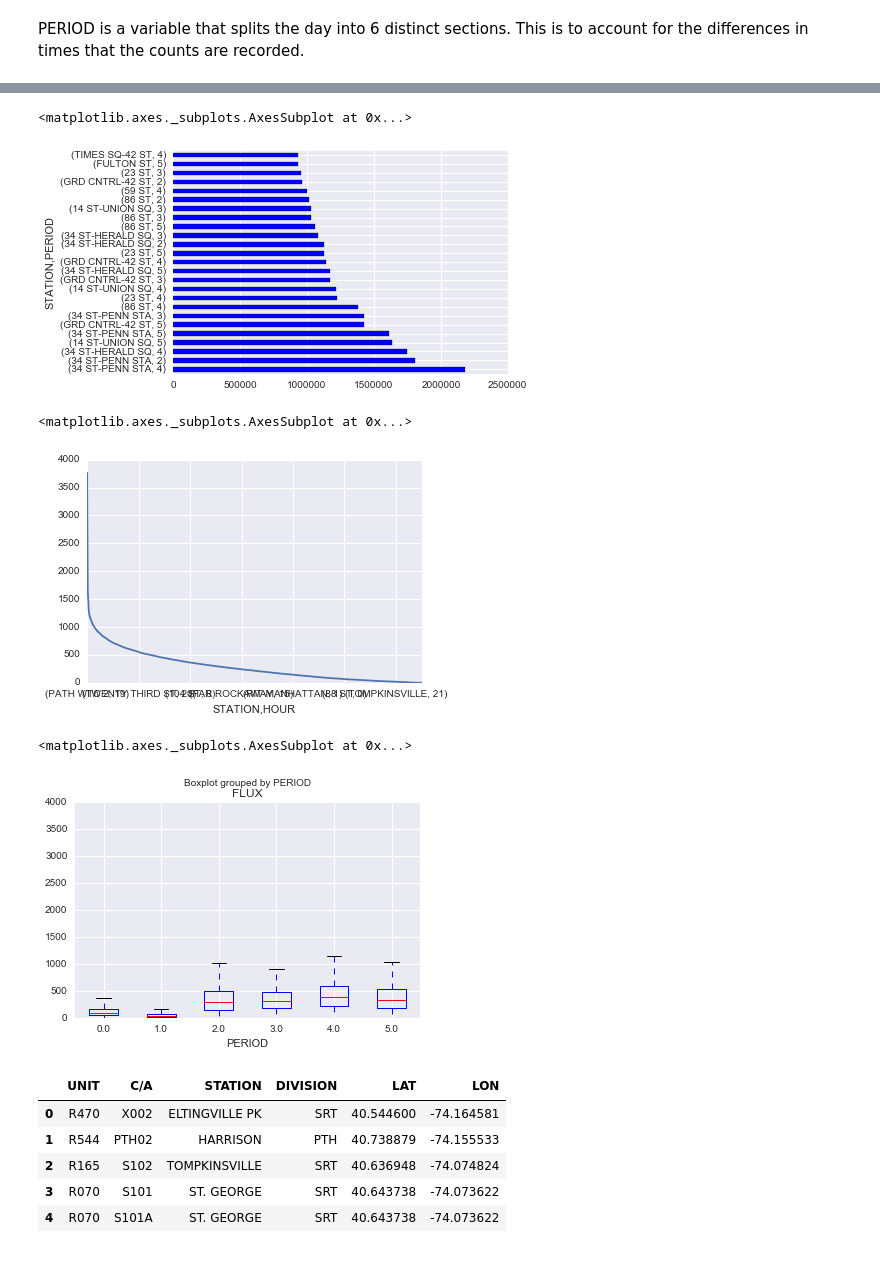
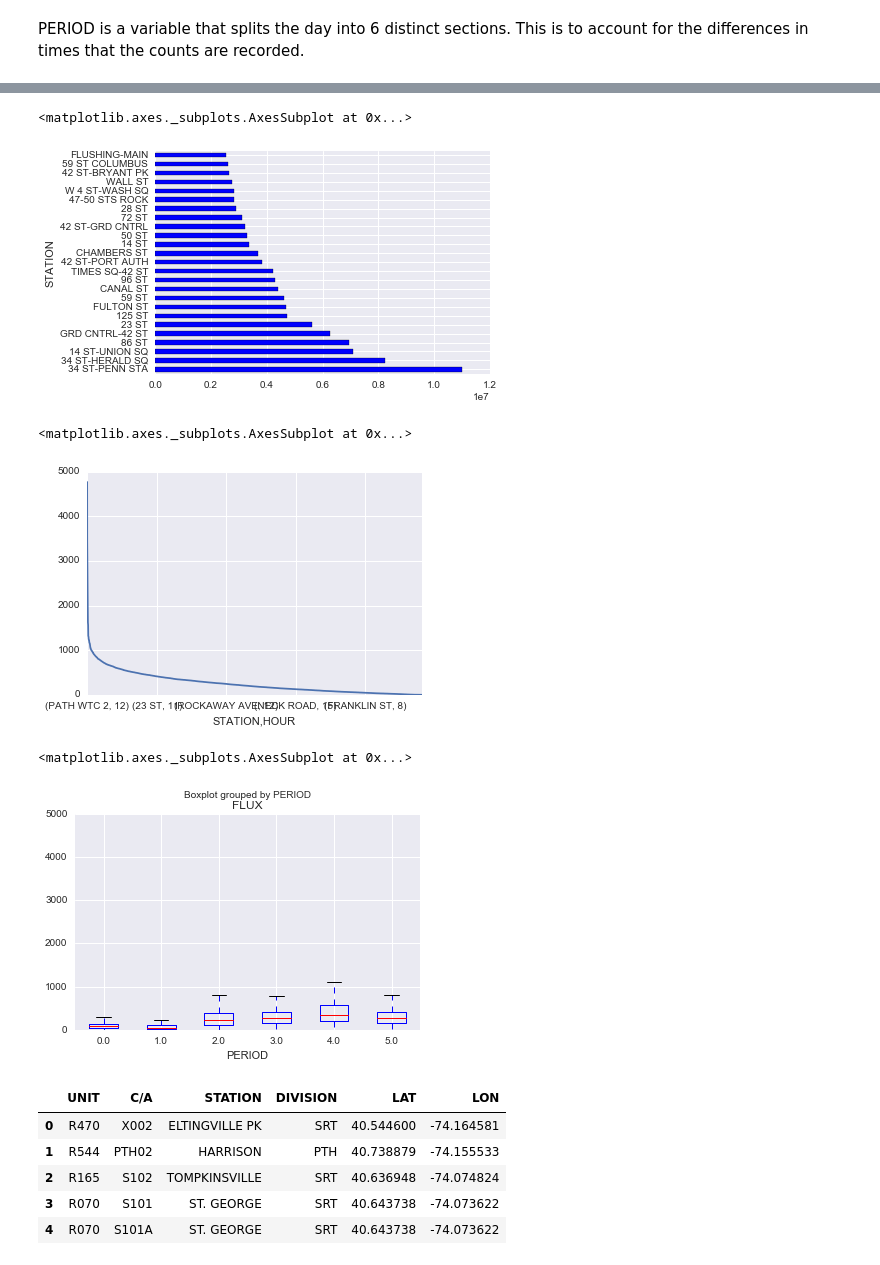
Before and after one commit to ashirwad08/MTA-data-exploration, a Jupyter notebook: MTA-data-Winter-2015-2016.ipynb, the cells around one changed output, grey strips where cells are left out. Cells and saved outputs as stored; diff of their text form; code cells hidden in the pictures.

```diff
--- a/MTA-data-Winter-2015-2016.ipynb
+++ b/MTA-data-Winter-2015-2016.ipynb
@@ -13,7 +13,7 @@ import matplotlib.pyplot as plt
 week_list = ['151219','151226','160102','160109','160116','160123','160130',
              '160206','160213','160220','160227','160305','160312','160319']
 weeks = []
-for week in random.sample(week_list,4):
+for week in week_list[:6]:
     string = 'http://web.mta.info/developers/data/nyct/turnstile/turnstile_' + week + '.txt'
     weeks.append(pd.read_csv(string).rename(columns=lambda x: x.strip()))
 
@@ -74,20 +94,21 @@ times.FLUX.plot()
 # %%
-times = data.groupby(['STATION','PERIOD']).sum()
+times = data.groupby(['STATION']).sum()
 times.FLUX.sort_values(ascending=False)[:25].plot.barh()
 # %% [output]
 <matplotlib.axes._subplots.AxesSubplot at 0x...>
-[figure, old version]
+[figure, new version]
 # %%
 times = data.groupby(['STATION','HOUR']).median()
 times.FLUX.sort_values(ascending=False).plot.line()
 # %% [output]
 <matplotlib.axes._subplots.AxesSubplot at 0x...>
-[figure, old version]
+[figure, new version]
 # %%
 times.boxplot(column='FLUX',by='PERIOD')
+plt.y_lim
 # %% [output]
 <matplotlib.axes._subplots.AxesSubplot at 0x...>
-[figure, old version]
+[figure, new version]
 # %%
 geo_names = ['UNIT','C/A','STATION','X','DIVISION','LAT','LON']
 geocodes = pd.read_csv('geocoded.csv', names = geo_names)
```
Also changed, not shown: parts of 11 cells of this notebook.
